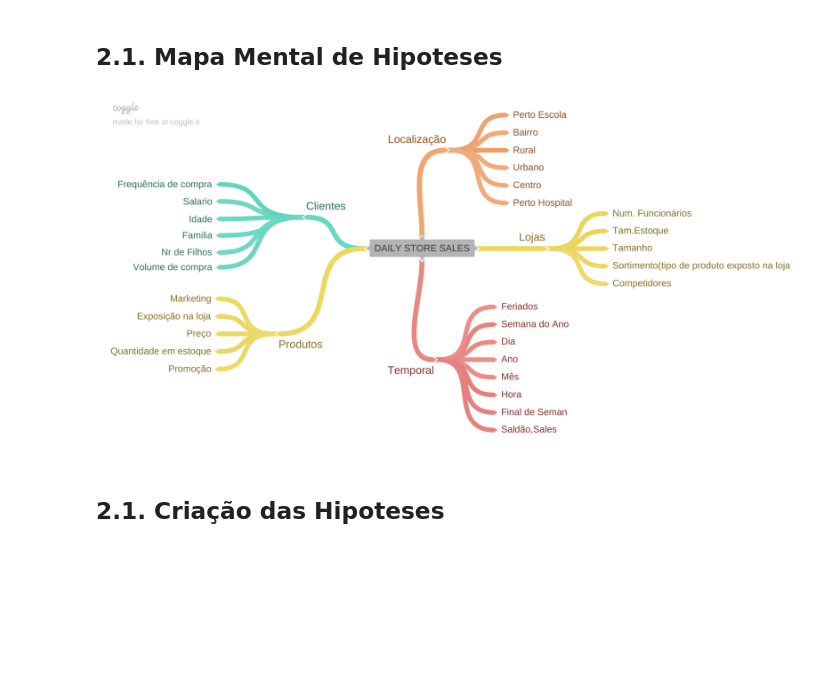
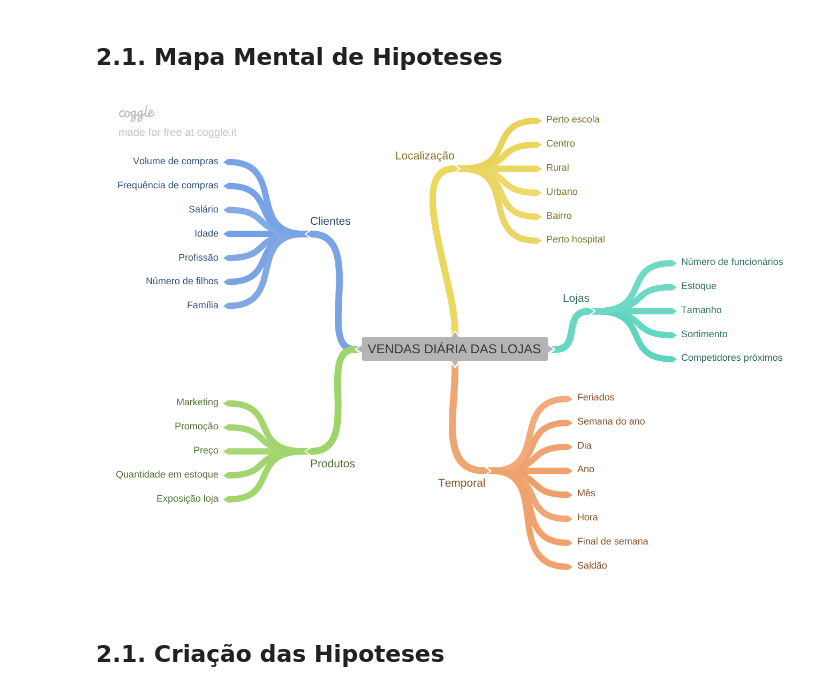
Before and after one commit to Nagatoh/portfolio_data_science, a Jupyter notebook: rossman_predict_sales/notebooks/c01_hcnf_store_sales_prediction.ipynb, the cells around one changed output. Saved outputs shown, nothing was run; the diff lists cells and outputs as text; code cells hidden in the pictures; blank space fills up the shorter version.

```diff
--- a/rossman_predict_sales/notebooks/c01_hcnf_store_sales_prediction.ipynb
+++ b/rossman_predict_sales/notebooks/c01_hcnf_store_sales_prediction.ipynb
@@ -408,9 +408,9 @@ df2 = df1.copy()
 # %% [markdown]
 ## 2.1. Mapa Mental de Hipoteses
 # %%
-Image('img/MindMapHypothesis.png')
+Image('../img/mapa_mental_hipoteses.png')
 # %% [output]
-[figure, old version]
+[figure, new version]
 # %% [markdown]
 ## 2.1. Criação das Hipoteses
 # %% [markdown]
```
Also changed, not shown: parts of 28 cells of this notebook, 13 other files.
